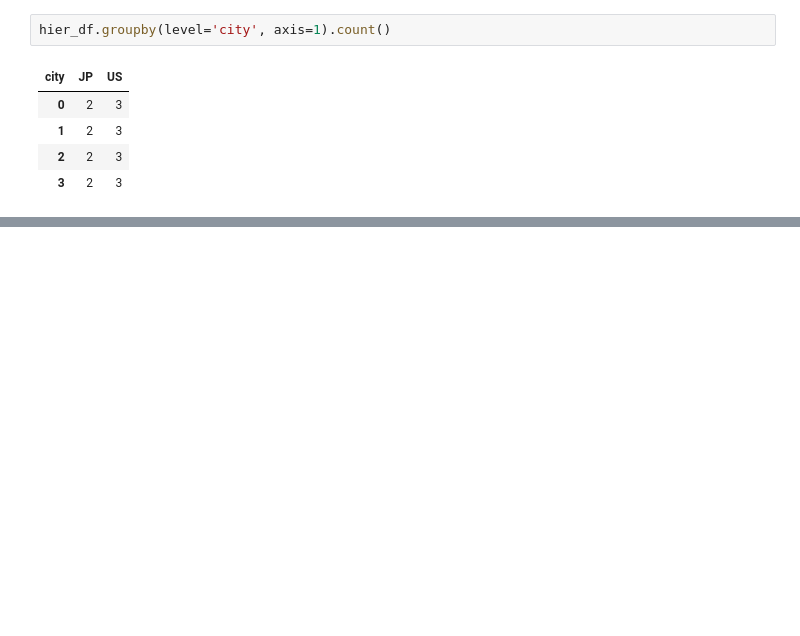
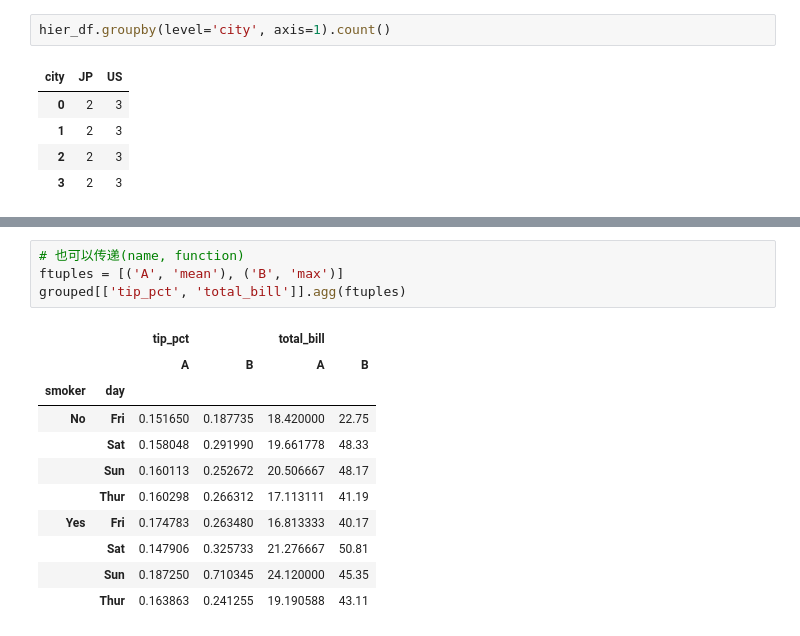
Before and after one commit to wfy0508/LearningPython, a Jupyter notebook: dataAnalysis/chapter10.ipynb, the cells around one changed output, grey strips where cells are left out. Saved outputs shown, nothing was run; the diff lists cells and outputs as text; blank space fills up the shorter version.

```diff
--- a/dataAnalysis/chapter10.ipynb
+++ b/dataAnalysis/chapter10.ipynb
@@ -299,0 +439,16 @@ hier_df.groupby(level='city', axis=1).count()
+# %%
+# 也可以传递(name, function)
+ftuples = [('A', 'mean'), ('B', 'max')]
+grouped[['tip_pct', 'total_bill']].agg(ftuples)
+# %% [output]
+|  |  | tip_pct |  | total_bill |  |
+|  |  | A | B | A | B |
+| smoker | day |  |  |  |  |
+| No | Fri | 0.151650 | 0.187735 | 18.420000 | 22.75 |
+|  | Sat | 0.158048 | 0.291990 | 19.661778 | 48.33 |
+|  | Sun | 0.160113 | 0.252672 | 20.506667 | 48.17 |
+|  | Thur | 0.160298 | 0.266312 | 17.113111 | 41.19 |
+| Yes | Fri | 0.174783 | 0.263480 | 16.813333 | 40.17 |
+|  | Sat | 0.147906 | 0.325733 | 21.276667 | 50.81 |
+|  | Sun | 0.187250 | 0.710345 | 24.120000 | 45.35 |
+|  | Thur | 0.163863 | 0.241255 | 19.190588 | 43.11 |
```
Also changed, not shown: parts of 17 cells of this notebook.
